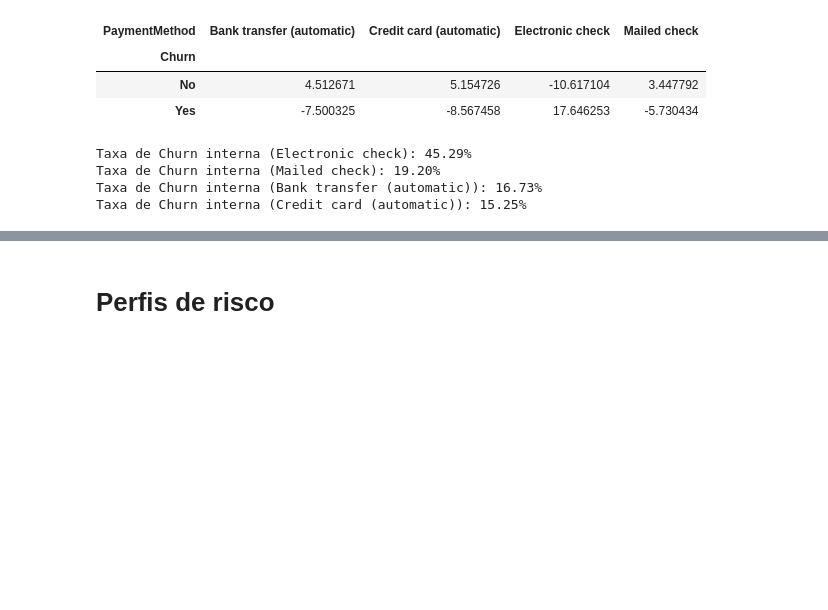
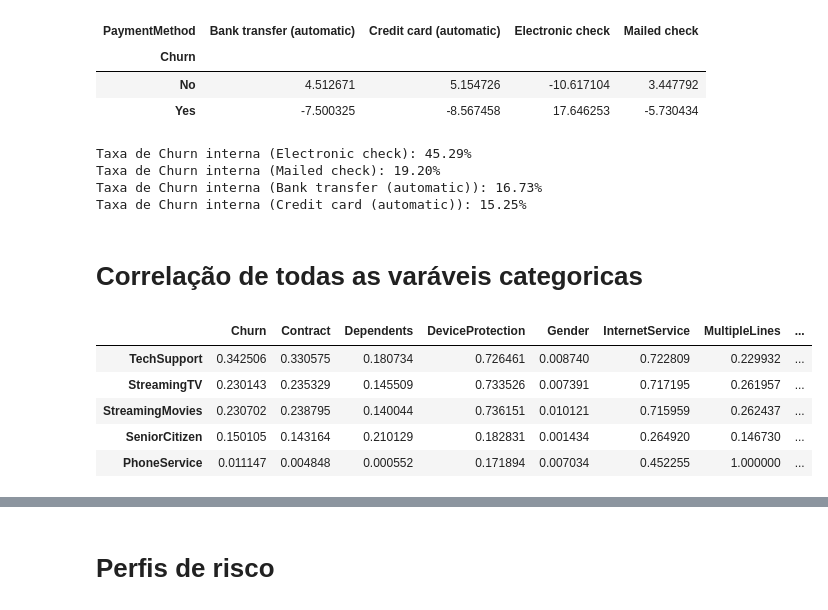
Before and after one commit to igao01/ds_telecom_churn, a Jupyter notebook: notebooks/eda_telco_churn.ipynb, the cells around one changed output, grey strips where cells are left out. Drawn from its saved outputs; the diff is of its cells as text; code cells hidden in the pictures; blank space fills up the shorter version.

```diff
--- a/notebooks/eda_telco_churn.ipynb
+++ b/notebooks/eda_telco_churn.ipynb
@@ -303,3 +316,5 @@ Taxa de Churn interna (Electronic check): 45.29%
 Taxa de Churn interna (Mailed check): 19.20%
 Taxa de Churn interna (Bank transfer (automatic)): 16.73%
 Taxa de Churn interna (Credit card (automatic)): 15.25%
+# %% [markdown]
+# Correlação de todas as varáveis categoricas
@@ -305,0 +336,25 @@ Taxa de Churn interna (Credit card (automatic)): 15.25%
+# %%
+categorical_corr = {}
+
+corr_columns = CATEGORICAL_COLUMNS
+corr_columns.append('Churn')
+for column in sorted(CATEGORICAL_COLUMNS):
+    column1 = column
+    categorical_corr[column1] = {}
+
+    for column in sorted(CATEGORICAL_COLUMNS, reverse=True):
+        column2 = column
+
+        v_cramer = fn_corr_v_cramer(column1, column2)
+
+        categorical_corr[column1][column2] = v_cramer
+
+df_corr_cat = pd.DataFrame(categorical_corr)
+df_corr_cat.head()
+# %% [output]
+|  | Churn | Contract | Dependents | DeviceProtection | Gender | InternetService | MultipleLines | ... |
+| TechSupport | 0.342506 | 0.330575 | 0.180734 | 0.726461 | 0.008740 | 0.722809 | 0.229932 | ... |
+| StreamingTV | 0.230143 | 0.235329 | 0.145509 | 0.733526 | 0.007391 | 0.717195 | 0.261957 | ... |
+| StreamingMovies | 0.230702 | 0.238795 | 0.140044 | 0.736151 | 0.010121 | 0.715959 | 0.262437 | ... |
+| SeniorCitizen | 0.150105 | 0.143164 | 0.210129 | 0.182831 | 0.001434 | 0.264920 | 0.146730 | ... |
+| PhoneService | 0.011147 | 0.004848 | 0.000552 | 0.171894 | 0.007034 | 0.452255 | 1.000000 | ... |
```
Also changed, not shown: parts of 9 cells of this notebook.
